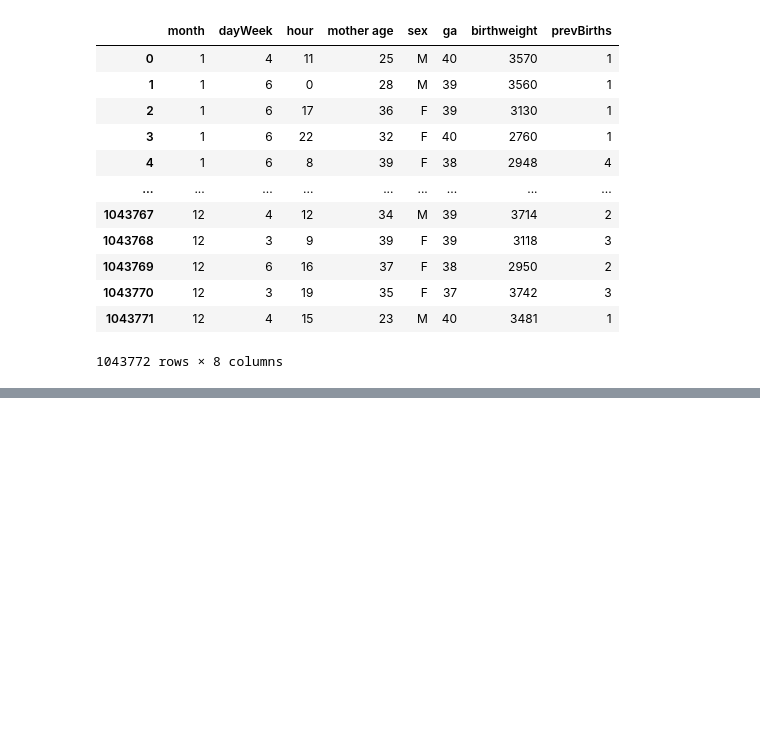
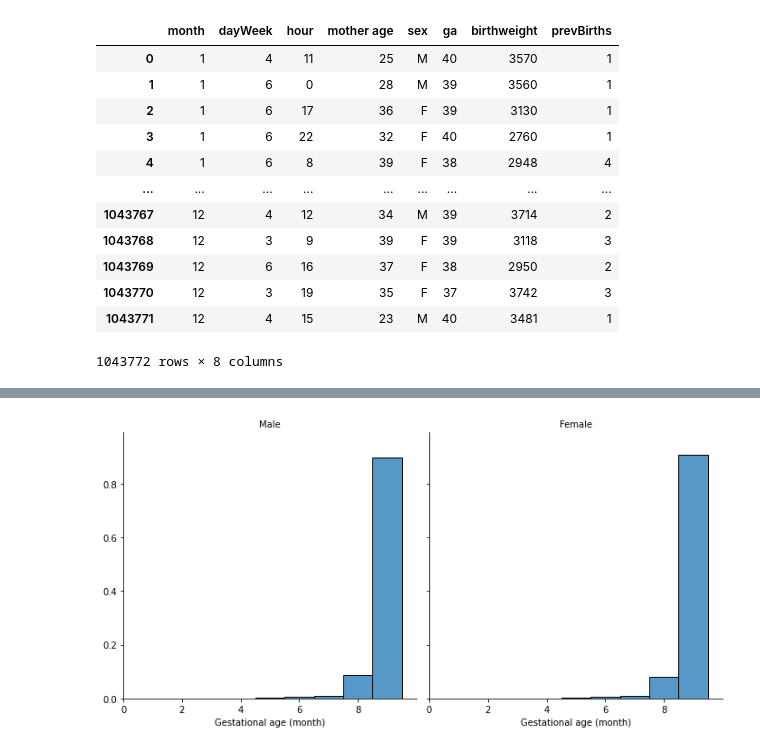
Before and after one commit to marcjmccoy/DATA624_HW4, a Jupyter notebook: hw4_week5 .ipynb, the cells around one changed output, grey strips where cells are left out. Saved outputs shown, nothing was run; the diff lists cells and outputs as text; code cells hidden in the pictures; blank space fills up the shorter version.

```diff
--- a/hw4_week5 .ipynb
+++ b/hw4_week5 .ipynb
@@ -124,3 +72,41 @@ plt.tight_layout()
+# %%
+weightData = pd.read_csv('weightData.csv')
+
+def gaWeeksToMonth(gaWeek):
+
+    if gaWeek < 4 :
+        return 1
+    elif gaWeek < 10 :
+        return 2
+    elif gaWeek < 13 :
+        return 3
+    elif gaWeek < 19 :
+        return 4
+    elif gaWeek < 23 :
+          return 5
+    elif gaWeek < 28 :
+        return 6
+    elif gaWeek < 32 :
+        return 7
+    elif gaWeek < 37 :
+        return 8
+    else :
+        return 9
+
+#wrangling
+weightData['monthGA'] = weightData['ga'].apply(lambda x:  gaWeeksToMonth(x))
+weightData["sex"] = weightData["sex"].map({'M': "Male", "F": "Female"})
+weightData.rename(columns={"monthGA": "Gestational age (month)"}, inplace=True)
+
+
+g = sns.FacetGrid(weightData, col='sex', height=5 ,sharex=True, sharey=True )
+g.map(sns.histplot, "Gestational age (month)", bins=9, stat='probability', linewidth=1.0, edgecolor='black', discrete=True)
+g.set_titles('{col_name}')
+g.set(xlim=(0,9.99),ylim=(0,0.99))
+g.set(ylabel=None) #remove the y label
+plt.show()
+# %% [output]
+[figure, added]
 # %% [markdown]
 # Violin plot [22 pts]
 
```
Also changed, not shown: parts of 10 cells of this notebook.
